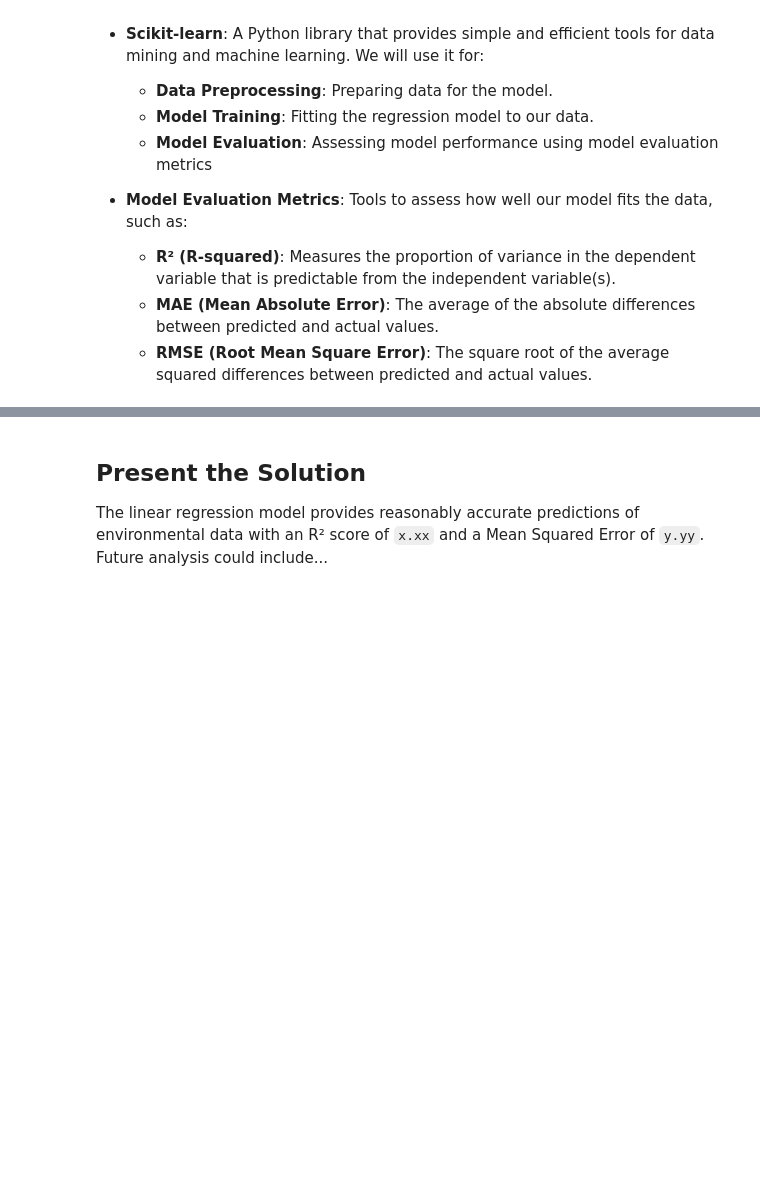
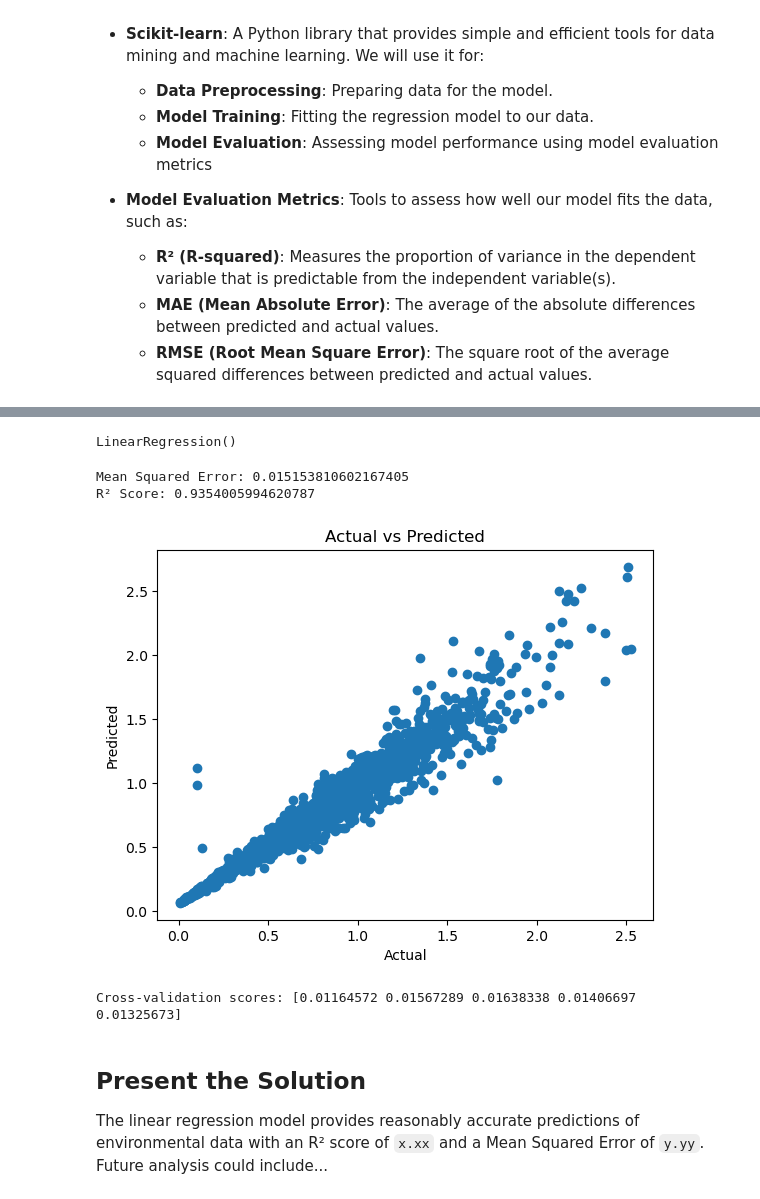
Before and after one commit to MaRo406/eds-232-machine-learning, a Jupyter notebook: labs/Lab1_template.ipynb, the cells around one changed output, grey strips where cells are left out. Saved outputs shown, nothing was run; the diff lists cells and outputs as text; code cells hidden in the pictures; blank space fills up the shorter version.

```diff
--- a/labs/Lab1_template.ipynb
+++ b/labs/Lab1_template.ipynb
@@ -79,5 +87,8 @@ NameError: name 'sns' is not defined
 # Preprocessing: handling missing values, feature scaling, splitting data into training/test
 # train_test_split()
 
-X_train, X_test, y_train, y_test = train_test_split(
-    , y, test_size=0.33, random_state=42)
+X = df[['Shucked_weight']]
+Y = df[['Whole_weight']]
+
+X_train, X_test, Y_train, Y_test = train_test_split(
+    X, Y, test_size=0.33, random_state=42)
@@ -88,30 +115,36 @@ X_train, X_test, y_train, y_test = train_test_split(
 
 # Initialize and train the model
 model = LinearRegression()
-model.fit(X_train, y_train)
+model.fit(X_train, Y_train)
+# %% [output]
+LinearRegression()
 # %%
 #Evaluate the Model
 #Predict target variable on the test set and calculate evaluation metrics using scikit-learn's mean_squared_error adn r2_score
 #Visualize predictions vs. actual values
 
 from sklearn.metrics import mean_squared_error, r2_score
 
 # Make predictions
-y_pred = model.predict(X_test)
+Y_pred = model.predict(X_test)
 
 # Evaluate the model
-mse = mean_squared_error(y_test, y_pred)
-r2 = r2_score(y_test, y_pred)
+mse = mean_squared_error(Y_test, Y_pred)
+r2 = r2_score(Y_test, Y_pred)
 
 print(f"Mean Squared Error: {mse}")
 print(f"R² Score: {r2}")
 
 # Plot predictions vs actual
-plt.scatter(y_test, y_pred)
+plt.scatter(Y_test, Y_pred)
 plt.xlabel('Actual')
 plt.ylabel('Predicted')
 plt.title('Actual vs Predicted')
 plt.show()
+# %% [output]
+Mean Squared Error: 0.015153810602167405
+R² Score: 0.9354005994620787
+[figure, added]
 # %%
 #Fine-tune the Model
 #Use cross_val_score() to fine-tune the model
@@ -119,8 +152,10 @@ plt.show()
 from sklearn.model_selection import cross_val_score
 
 # Perform cross-validation
-scores = cross_val_score(model, X_train, y_train, cv=5, scoring='neg_mean_squared_error')
+scores = cross_val_score(model, X_train, Y_train, cv=5, scoring='neg_mean_squared_error')
 print(f"Cross-validation scores: {-scores}")
+# %% [output]
+Cross-validation scores: [0.01164572 0.01567289 0.01638338 0.01406697 0.01325673]
 # %% [markdown]
 ## Present the Solution
 The linear regression model provides reasonably accurate predictions of environmental data with an R² score of `x.xx` and a Mean Squared Error of `y.yy`. Future analysis could include...
```
Also changed, not shown: parts of 8 cells of this notebook.
